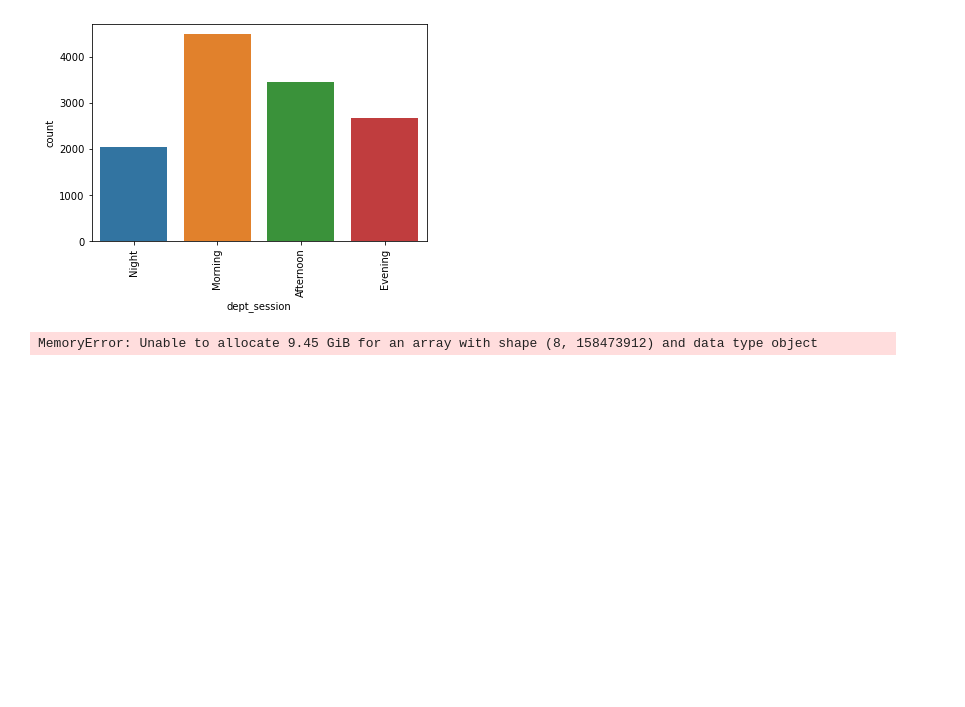
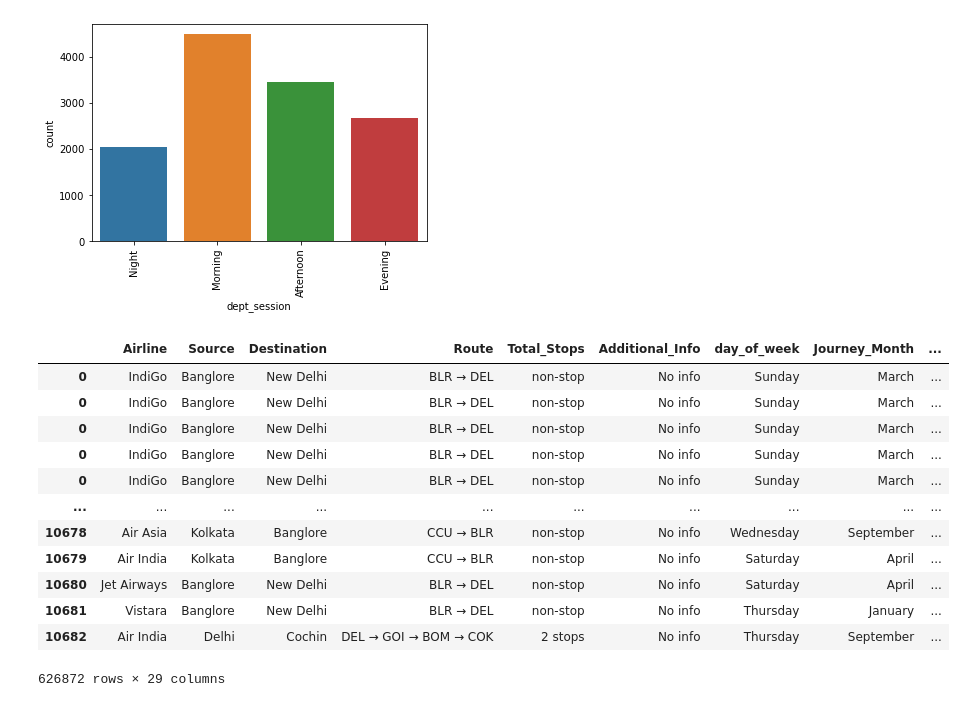
Before and after one commit to algonacci/Projects, a Jupyter notebook: 10 - Feature Engineering/Feature_Engineering.ipynb, the cells around one changed output. Drawn from its saved outputs; the diff is of its cells as text; code cells hidden in the pictures; blank space fills up the shorter version.

```diff
--- a/10 - Feature Engineering/Feature_Engineering.ipynb
+++ b/10 - Feature Engineering/Feature_Engineering.ipynb
@@ -206,17 +214,3 @@ indexNames = data[data.Duration_Total_mins < 60].index
 data.drop(indexNames , inplace=True)
 # %%
 data.drop(labels = ['Arrival_Time','Dep_Time','Date_of_Journey','Duration','Departure_t','Duration_hours','Duration_minutes'], axis=1, inplace = True)
-# %%
-cat_vars = ['Airline', 'Source', 'Destination', 'Route', 'Total_Stops',
-       'Additional_Info', 'day_of_week', 'Journey_Month', 'Departure_S' ]
-for var in cat_vars:
-    catList = 'var'+'_'+var
-    catList = pd.get_dummies(data[var], prefix=var)
-    data1 = data.join(catList)
-    data = data1
-
-data_vars = data.columns.values.tolist()
-to_keep = [i for i in data_vars if i not in cat_vars]
-data_final=data[to_keep]
-# %% [output]
-MemoryError: Unable to allocate 9.45 GiB for an array with shape (8, 158473912) and data type object
@@ -222,0 +229,16 @@ MemoryError: Unable to allocate 9.45 GiB for an array with shape (8, 158473912)
+# %%
+data
+# %% [output]
+|  | Airline | Source | Destination | Route | Total_Stops | Additional_Info | day_of_week | Journey_Month | ... |
+| 0 | IndiGo | Banglore | New Delhi | BLR → DEL | non-stop | No info | Sunday | March | ... |
+| 0 | IndiGo | Banglore | New Delhi | BLR → DEL | non-stop | No info | Sunday | March | ... |
+| 0 | IndiGo | Banglore | New Delhi | BLR → DEL | non-stop | No info | Sunday | March | ... |
+| 0 | IndiGo | Banglore | New Delhi | BLR → DEL | non-stop | No info | Sunday | March | ... |
+| 0 | IndiGo | Banglore | New Delhi | BLR → DEL | non-stop | No info | Sunday | March | ... |
+| ... | ... | ... | ... | ... | ... | ... | ... | ... | ... |
+| 10678 | Air Asia | Kolkata | Banglore | CCU → BLR | non-stop | No info | Wednesday | September | ... |
+| 10679 | Air India | Kolkata | Banglore | CCU → BLR | non-stop | No info | Saturday | April | ... |
+| 10680 | Jet Airways | Banglore | New Delhi | BLR → DEL | non-stop | No info | Saturday | April | ... |
+| 10681 | Vistara | Banglore | New Delhi | BLR → DEL | non-stop | No info | Thursday | January | ... |
+| 10682 | Air India | Delhi | Cochin | DEL → GOI → BOM → COK | 2 stops | No info | Thursday | September | ... |
+626872 rows × 29 columns
```
Also changed, not shown: parts of 6 cells of this notebook, 1 other file.
